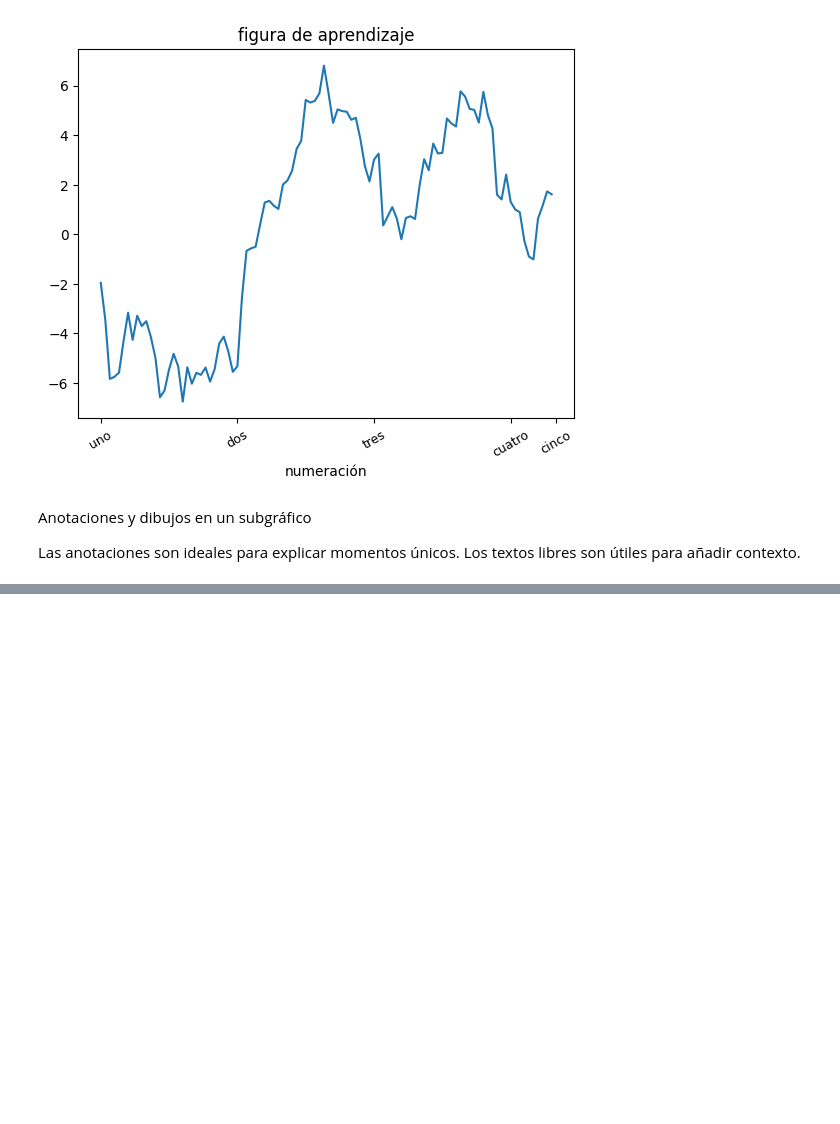
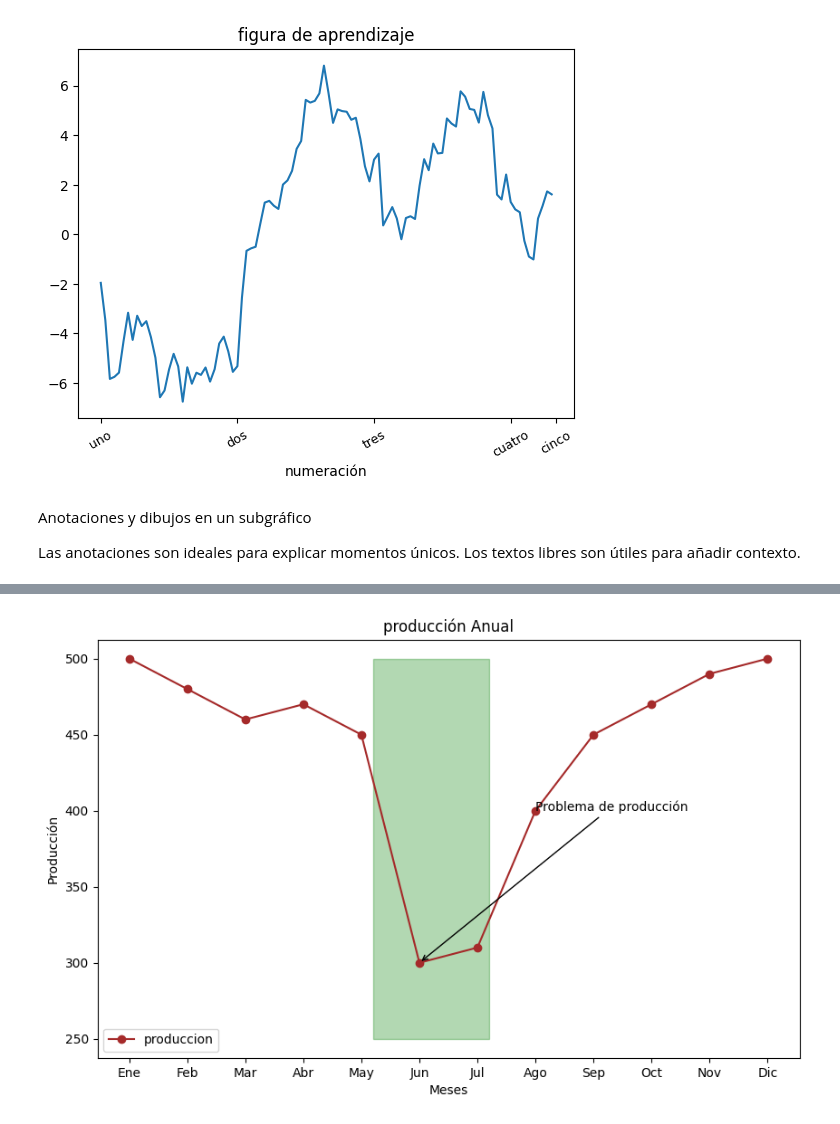
Before and after one commit to Monica-Restrepo/Graficos, a Jupyter notebook: Matplotlib.ipynb, the cells around one changed output, grey strips where cells are left out. Drawn from its saved outputs; the diff is of its cells as text; code cells hidden in the pictures; blank space fills up the shorter version.

```diff
--- a/Matplotlib.ipynb
+++ b/Matplotlib.ipynb
@@ -571,0 +600,23 @@ Anotaciones y dibujos en un subgráfico
+# %%
+meses = np.arange(1,13)
+produccion = [500,480,460,470,450,300,310,400,450,470,490,500]
+fig, ax = plt.subplots(figsize=(10,6))
+ax.plot(meses,produccion, marker='o', color='brown', label='produccion')
+
+# Rectangulo para indicar una zona critica
+rect = plt.Rectangle((5.2,250), 2,250, color='green', alpha=0.3)
+ax.add_patch(rect)
+
+# Anotaciones
+ax.annotate('Problema de producción', xy=(6,300), xytext=(8,400), arrowprops=dict(facecolor='black', arrowstyle='->'), fontsize=10)
+
+# Personalización
+ax.set_xticks(meses)
+ax.set_xticklabels(['Ene', 'Feb', 'Mar', 'Abr', 'May', 'Jun', 'Jul', 'Ago', 'Sep', 'Oct', 'Nov', 'Dic'])
+ax.set_xlabel('Meses')
+ax.set_ylabel('Producción')
+ax.set_title('producción Anual')
+ax.legend()
+plt.show()
+# %% [output]
+[figure, added]
```
Also changed, not shown: parts of 4 cells of this notebook.
